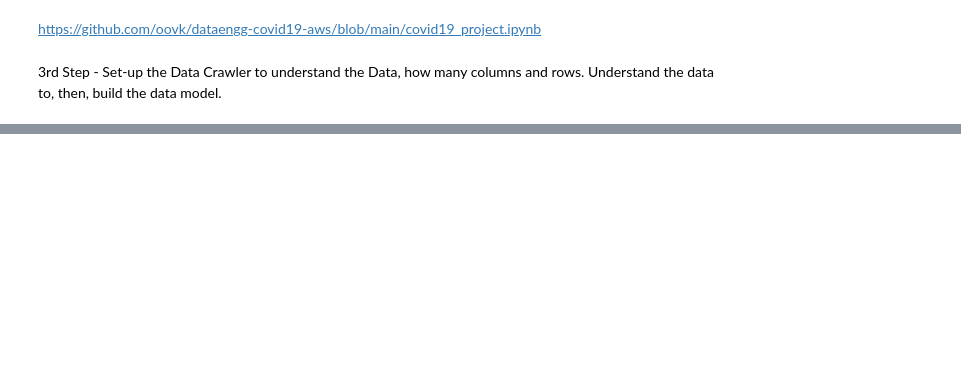
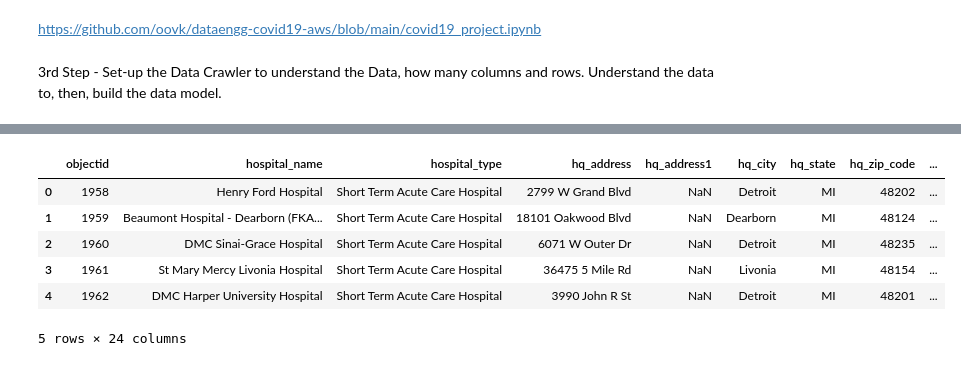
Before and after one commit to Hfelipini/3---ETL-Pipeline-on-AWS-Cloud, a Jupyter notebook: Covid-19 - End to End Project.ipynb, the cells around one changed output, grey strips where cells are left out. Cells and saved outputs as stored; diff of their text form; code cells hidden in the pictures; blank space fills up the shorter version.

```diff
--- a/Covid-19 - End to End Project.ipynb
+++ b/Covid-19 - End to End Project.ipynb
@@ -149,0 +282,19 @@ for position in range(len(InfosToCopy)):
+# %%
+response = athena_client.start_query_execution(
+    QueryString = "SELECT * FROM rearc_usa_hospital_beds",
+    QueryExecutionContext = {"Database": SCHEMA_NAME},
+    ResultConfiguration = {
+        "OutputLocation": S3_STAGING_DIR,
+        "EncryptionConfiguration": {"EncryptionOption": "SSE_S3"},
+    },
+)
+rearc_usa_hospital_beds = download_and_load_query_results(athena_client, response)
+rearc_usa_hospital_beds.head()
+# %% [output]
+|  | objectid | hospital_name | hospital_type | hq_address | hq_address1 | hq_city | hq_state | hq_zip_code | ... |
+| 0 | 1958 | Henry Ford Hospital | Short Term Acute Care Hospital | 2799 W Grand Blvd | NaN | Detroit | MI | 48202 | ... |
+| 1 | 1959 | Beaumont Hospital - Dearborn (FKA... | Short Term Acute Care Hospital | 18101 Oakwood Blvd | NaN | Dearborn | MI | 48124 | ... |
+| 2 | 1960 | DMC Sinai-Grace Hospital | Short Term Acute Care Hospital | 6071 W Outer Dr | NaN | Detroit | MI | 48235 | ... |
+| 3 | 1961 | St Mary Mercy Livonia Hospital | Short Term Acute Care Hospital | 36475 5 Mile Rd | NaN | Livonia | MI | 48154 | ... |
+| 4 | 1962 | DMC Harper University Hospital | Short Term Acute Care Hospital | 3990 John R St | NaN | Detroit | MI | 48201 | ... |
+5 rows × 24 columns
```
Also changed, not shown: parts of 25 cells of this notebook, 6 other files.
